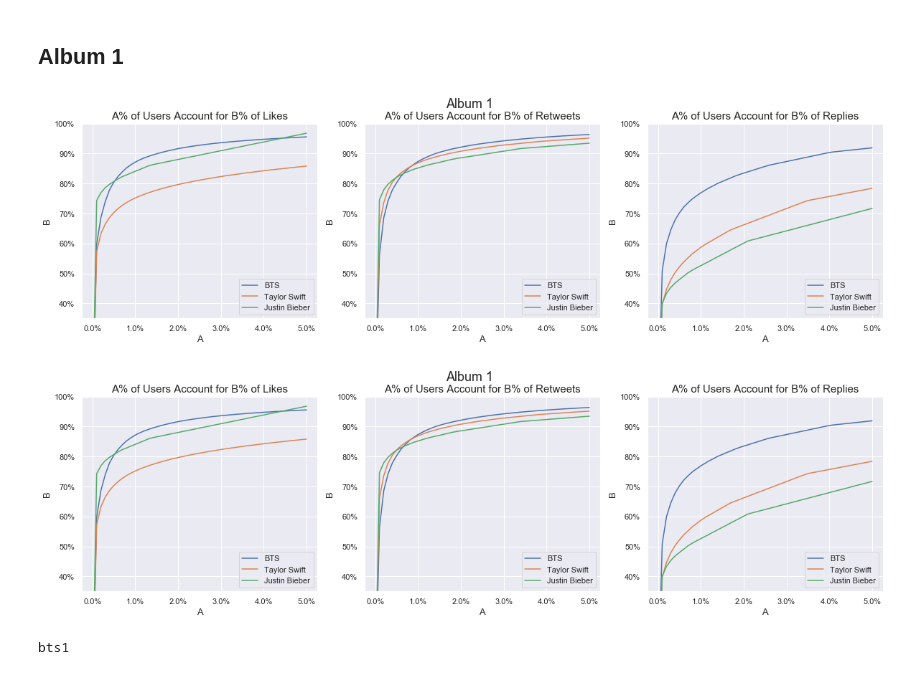
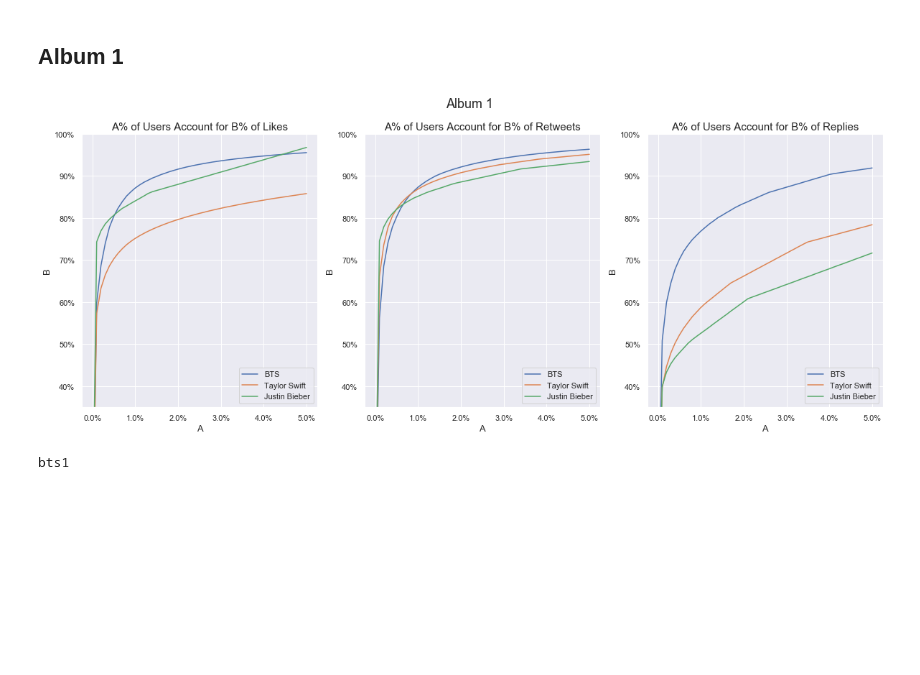
Before and after one commit to dliu9999/Fandom-Online-Collaboration, a Jupyter notebook: notebooks/PrelimEDA.ipynb, the cells around one changed output. Saved outputs shown, nothing was run; the diff lists cells and outputs as text; code cells hidden in the pictures; blank space fills up the shorter version.

```diff
--- a/notebooks/PrelimEDA.ipynb
+++ b/notebooks/PrelimEDA.ipynb
@@ -232,15 +232,13 @@ def perc_plot(df, suptitle, figsize, dfs=None, legend=None):
 # %%
 perc_cols = ['likes_count', 'retweets_count', 'replies_count']
 df1 = bts1[~bts1.username.isin(artists)].groupby('username')[perc_cols].sum()
 df2 = taylor1[~taylor1.username.isin(artists)].groupby('username')[perc_cols].sum()
 df3 = justin1[~justin1.username.isin(artists)].groupby('username')[perc_cols].sum()
-f = perc_plot(df1, 'Album 1', (20, 5), [df2, df3], legend=['BTS', 'Taylor Swift', 'Justin Bieber'])
+f = perc_plot(df1, 'Album 1', (20, 7), [df2, df3], legend=['BTS', 'Taylor Swift', 'Justin Bieber'])
 # %% [output]
-[figure, old version]
+[figure, new version]
 # %%
-f.savefig
+f.savefig('../data/eda/twit4.png')
-# %% [output]
-[figure, removed]
 # %%
 p11 = specific_percs(df1, [0.005, 0.01, 0.03])
 print('bts1')
```
Also changed, not shown: parts of 4 cells of this notebook, 7 other files.
